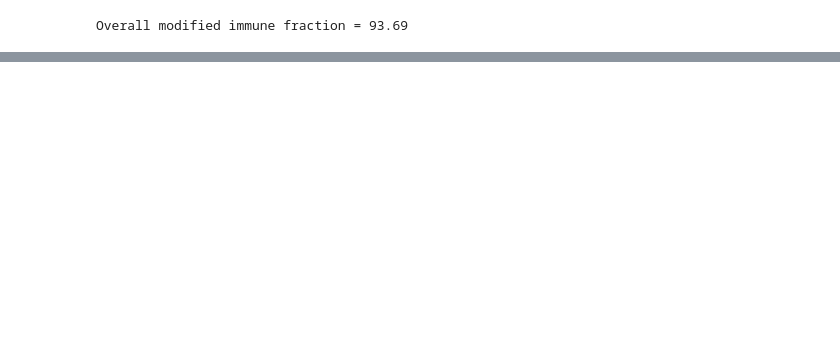
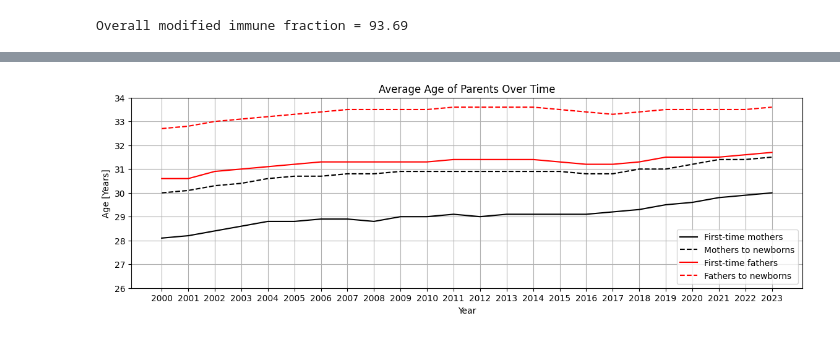
Before and after one commit to AlfredBendtzonHansen/measles-network-DK, a Jupyter notebook: vax_plots.ipynb, the cells around one changed output, grey strips where cells are left out. Saved outputs shown, nothing was run; the diff lists cells and outputs as text; code cells hidden in the pictures; blank space fills up the shorter version.

```diff
--- a/vax_plots.ipynb
+++ b/vax_plots.ipynb
@@ -153,0 +158,24 @@ Overall modified immune fraction = 93.69
+# %%
+#Load data
+age_parent = pd.read_csv('Age_of_parent.csv', sep=";")
+# %%
+#Plot
+plt.figure(figsize=(14,4))
+plt.plot(age_parent.iloc[0,1:],  "k-",label = "First-time mothers")
+plt.plot(age_parent.iloc[1,1:], "k--",label = "Mothers to newborns")
+plt.plot(age_parent.iloc[2,1:], "r-",label = "First-time fathers")
+plt.plot(age_parent.iloc[3,1:],"r--",label = "Fathers to newborns")
+
+plt.xlabel('Year')
+plt.ylabel('Age [Years]')
+plt.title('Average Age of Parents Over Time')
+
+# Adding grid
+plt.grid(True)
+plt.ylim(26,34)
+# Displaying legend
+plt.legend(loc='best')
+plt.legend()
+plt.savefig("age_of_parents.pdf", dpi = 400)
+# %% [output]
+[figure, added]
```
Also changed, not shown: parts of 3 cells of this notebook, 4 other files.
